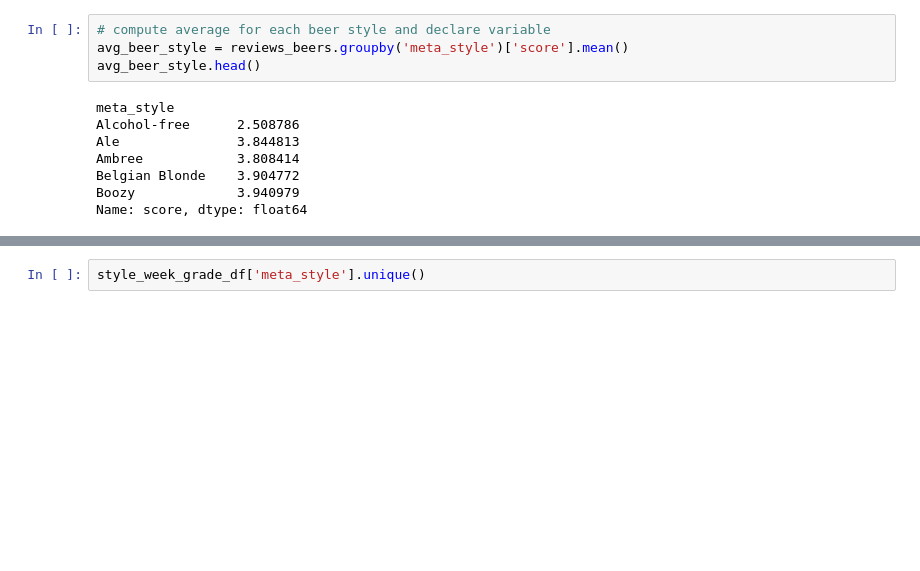
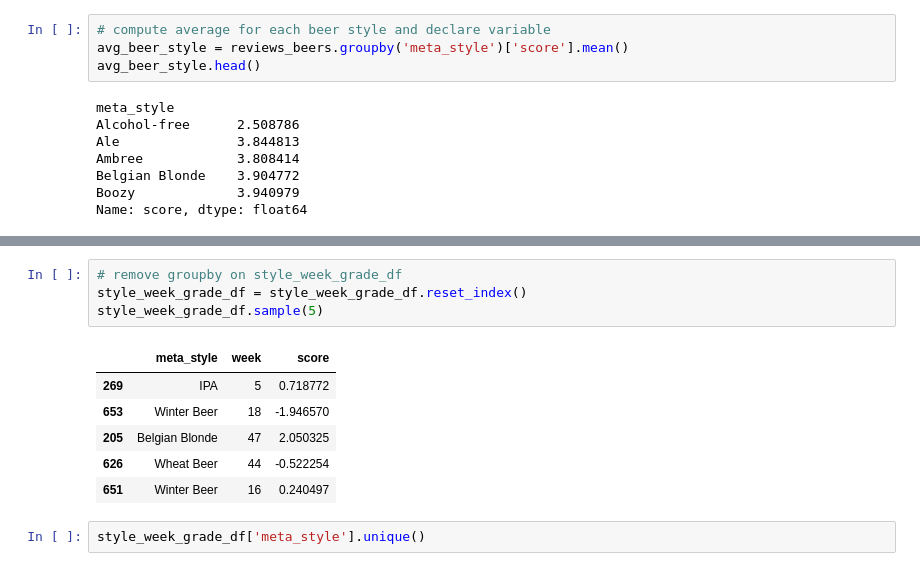
Before and after one commit to com-480-data-visualization/project-2023-viz-ionaries, a Jupyter notebook: docs/preprocessing/radial_chart_data.ipynb, the cells around one changed output, grey strips where cells are left out. Drawn from its saved outputs; the diff is of its cells as text; blank space fills up the shorter version.

```diff
--- a/docs/preprocessing/radial_chart_data.ipynb
+++ b/docs/preprocessing/radial_chart_data.ipynb
@@ -185,3 +201,14 @@ style_week_grade_df.sample(10)
+# %%
+# remove groupby on style_week_grade_df
+style_week_grade_df = style_week_grade_df.reset_index()
+style_week_grade_df.sample(5)
+# %% [output]
+|  | meta_style | week | score |
+| 269 | IPA | 5 | 0.718772 |
+| 653 | Winter Beer | 18 | -1.946570 |
+| 205 | Belgian Blonde | 47 | 2.050325 |
+| 626 | Wheat Beer | 44 | -0.522254 |
+| 651 | Winter Beer | 16 | 0.240497 |
 # %%
 style_week_grade_df['meta_style'].unique()
 # %% [output]
```
Also changed, not shown: parts of 12 cells of this notebook.
